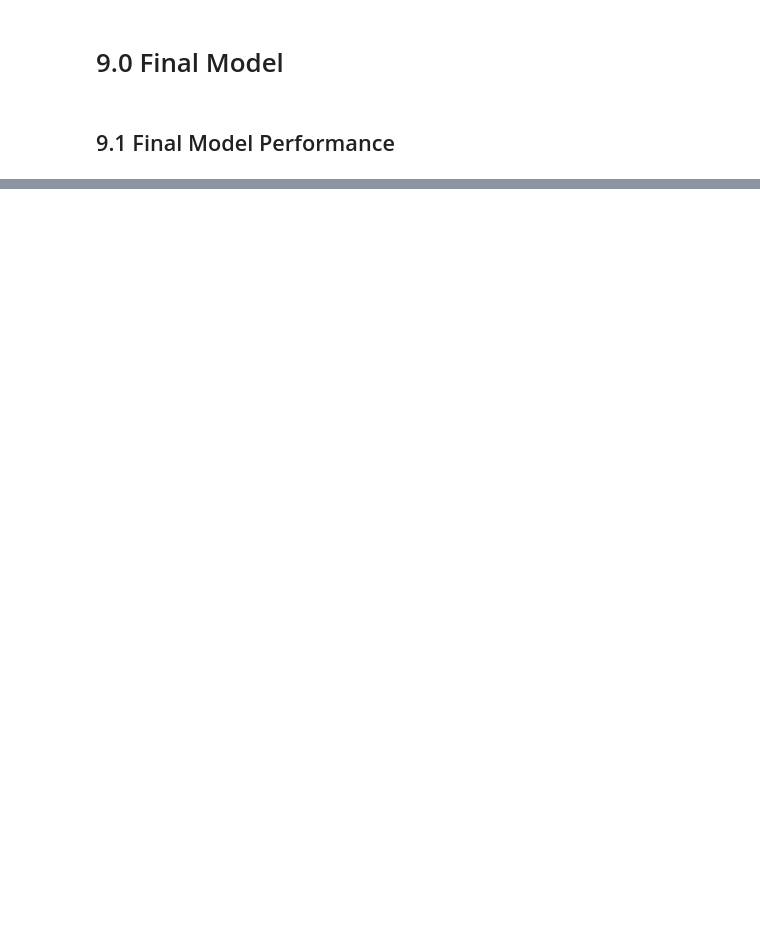
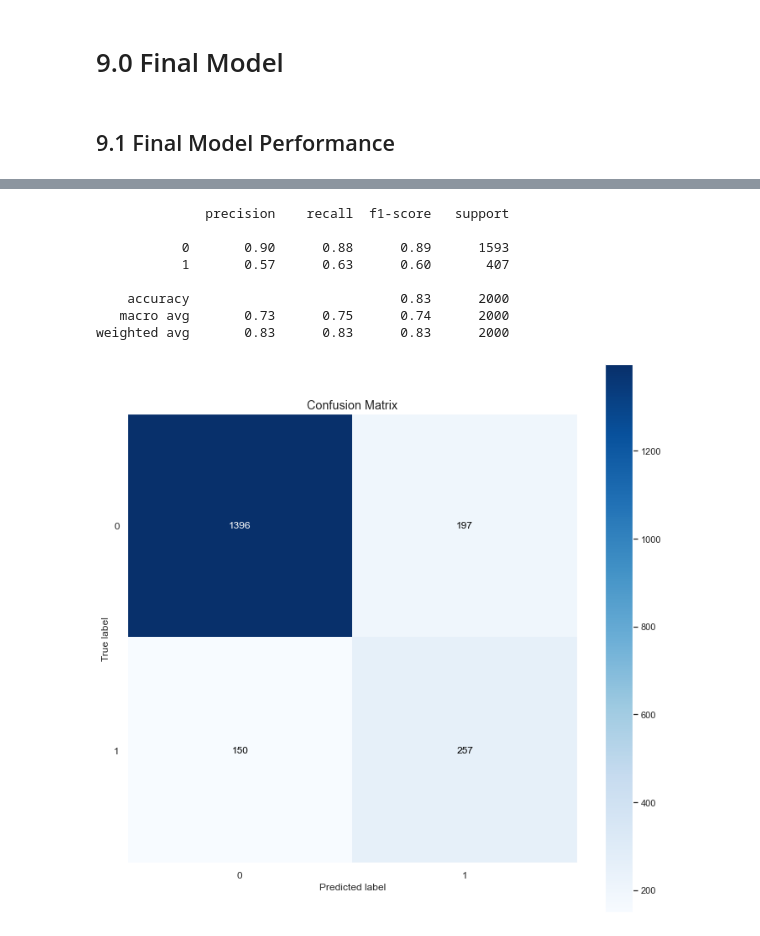
Before and after one commit to FabioCaffarello/Churn-Prediction-TopBank, a Jupyter notebook: 02-Notebooks/ent_to_end_churn_prediction.ipynb, the cells around one changed output, grey strips where cells are left out. Cells and saved outputs as stored; diff of their text form; code cells hidden in the pictures; blank space fills up the shorter version.

```diff
--- a/02-Notebooks/ent_to_end_churn_prediction.ipynb
+++ b/02-Notebooks/ent_to_end_churn_prediction.ipynb
@@ -1608,0 +1898,7 @@ weighted avg       0.90      0.90      0.90      1347
+# %%
+# Prediction
+yhat_xgb_eval = xgb.predict(X_test_eval)
+
+# Prediction proba
+yhat_proba_xgb_eval = xgb.predict_proba(X_test_eval)[:,1]
+yhat_proba_xgb_eval_2 = xgb.predict_proba(X_test_eval)
@@ -1608,0 +1915,16 @@ weighted avg       0.90      0.90      0.90      1347
+# %%
+# Classification Report
+print(classification_report(y_test_eval, yhat_xgb_eval))
+
+# Confusion matrix
+plot_confusion_matrix(y_test_eval, yhat_xgb_eval, normalize=False, figsize=(12, 12));
+# %% [output]
+              precision    recall  f1-score   support
+
+           0       0.90      0.88      0.89      1593
+           1       0.57      0.63      0.60       407
+
+    accuracy                           0.83      2000
+   macro avg       0.73      0.75      0.74      2000
+weighted avg       0.83      0.83      0.83      2000
+[figure, added]
```
Also changed, not shown: parts of 19 cells of this notebook.
